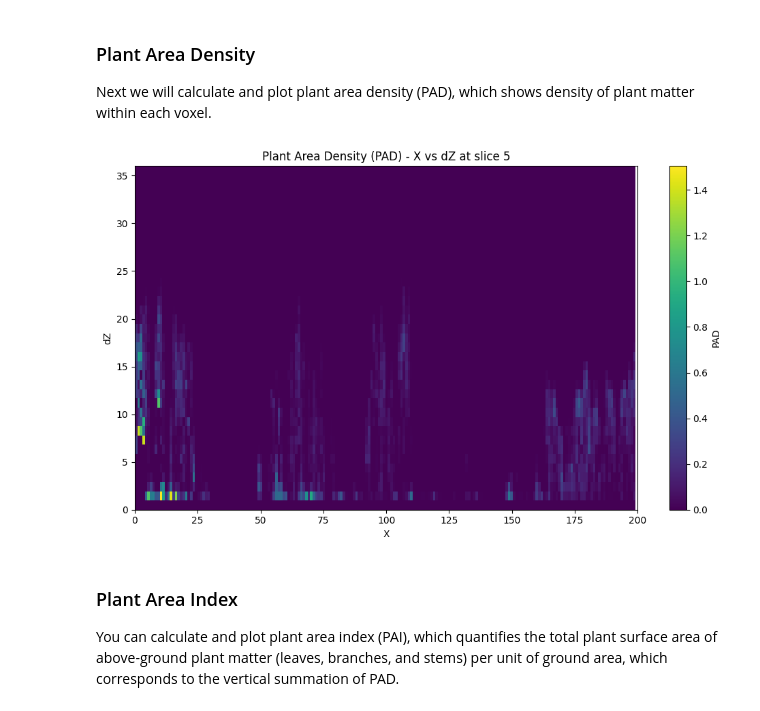
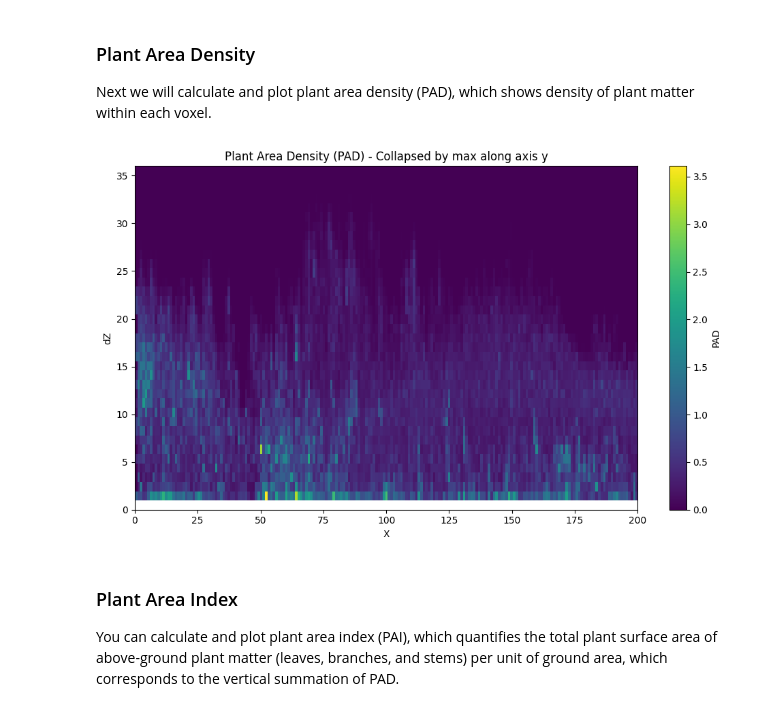
Before and after one commit to iosefa/PyForestScan, a Jupyter notebook: docs/examples/calculate-forest-metrics.ipynb, the cells around one changed output. Saved outputs shown, nothing was run; the diff lists cells and outputs as text; code cells hidden in the pictures.

```diff
--- a/docs/examples/calculate-forest-metrics.ipynb
+++ b/docs/examples/calculate-forest-metrics.ipynb
@@ -45,9 +43,9 @@ Next we will calculate and plot plant area density (PAD), which shows density of
 # %%
 pad = calculate_pad(voxels, voxel_resolution[-1])
 # %%
-plot_pad(pad, 5, axis='y', cmap='viridis')
+plot_pad(pad,None, axis='y', cmap='viridis')
 # %% [output]
-[figure, old version]
+[figure, new version]
 # %% [markdown]
 ### Plant Area Index
 You can calculate and plot plant area index (PAI), which quantifies the total plant surface area of above-ground plant matter (leaves, branches, and stems) per unit of ground area, which corresponds to the vertical summation of PAD.
```
Also changed, not shown: parts of 5 cells of this notebook, 5 other files.
